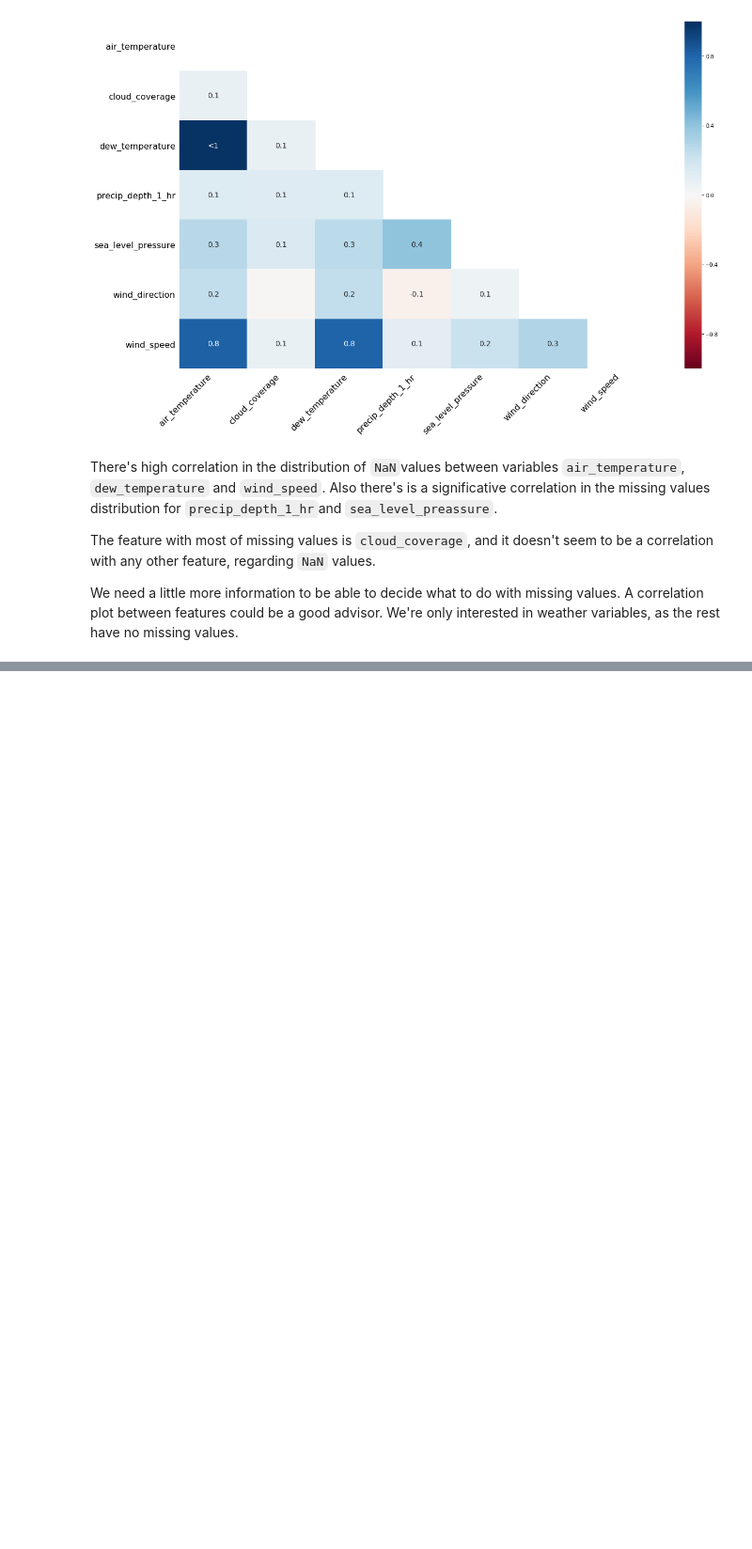
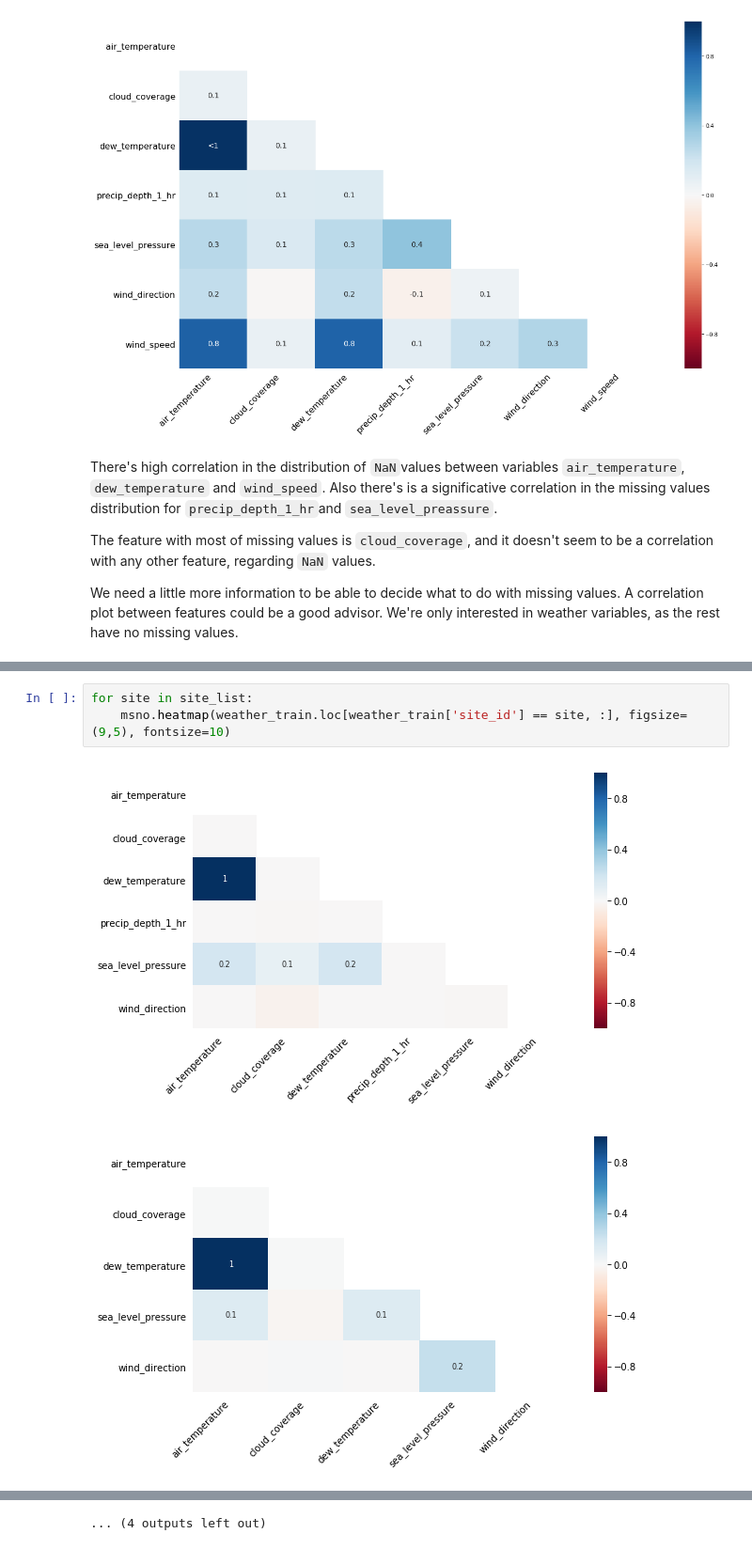
Before and after one commit to ovaisnazir/Master-Thesis, a Jupyter notebook: notebooks/0.0-vcp-draft-experimental.ipynb, the cells around one changed output, grey strips where cells are left out. Shown at 94% size. Drawn from its saved outputs; the diff is of its cells as text; blank space fills up the shorter version.

```diff
--- a/notebooks/0.0-vcp-draft-experimental.ipynb
+++ b/notebooks/0.0-vcp-draft-experimental.ipynb
@@ -451,0 +572,6 @@ sns.pairplot(df_sample.loc[:, 'air_temperature':], diag_kind='kde')
+# %%
+for site in site_list:
+    msno.heatmap(weather_train.loc[weather_train['site_id'] == site, :], figsize=(9,5), fontsize=10)
+# %% [output]
+[figure, added]
+[figure, added]
@@ -451,0 +588 @@ sns.pairplot(df_sample.loc[:, 'air_temperature':], diag_kind='kde')
+... (4 outputs left out)
```
Also changed, not shown: parts of 34 cells of this notebook.
